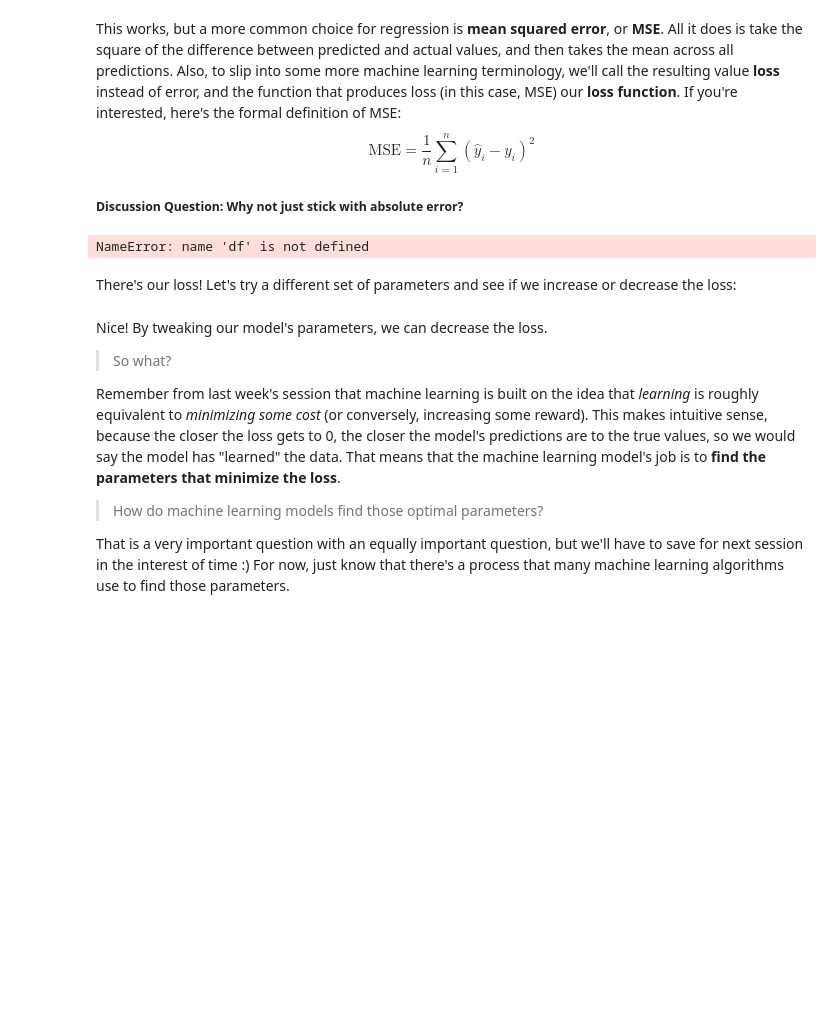
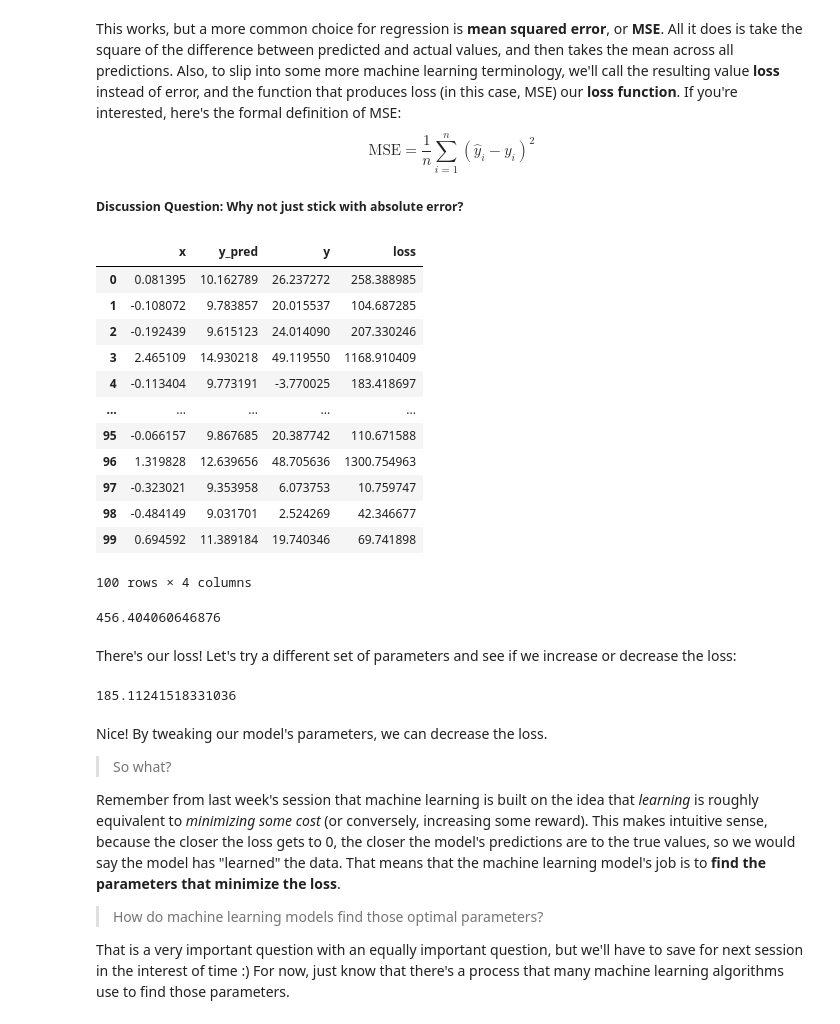
Before and after one commit to p-ai-org/p-workshops-2022, a Jupyter notebook: workshop-2/ml-workshop-2.ipynb, the cells around one changed output. Drawn from its saved outputs; the diff is of its cells as text; code cells hidden in the pictures; blank space fills up the shorter version.

```diff
--- a/workshop-2/ml-workshop-2.ipynb
+++ b/workshop-2/ml-workshop-2.ipynb
@@ -119,7 +144,7 @@ def defineLinearModel(w, b):
     # write a function under defineLinearModel called model(x) that takes in some x
     # and returns a predicted linear regression value
     def model(x):
-        return -1
+        return w * x + b
     return model
 
 # Define our model with w (weight) = 2 and b (bias) = 10
@@ -173,12 +239,27 @@ df = df.rename(columns={"error": "loss"})
 # %%
 # Take the difference, then square
 # Activity 2: Try implementing mean squared error with pandas! Place your outputs into a new column called ["loss"]
 # Your predictions are df["y_pred"], the actual values are df["y"]
-df["loss"] = 0
+df["loss"] = (df["y_pred"] - df["y"]).map(lambda x: x**2)
+df
 # %% [output]
+|  | x | y_pred | y | loss |
+| 0 | 0.081395 | 10.162789 | 26.237272 | 258.388985 |
+| 1 | -0.108072 | 9.783857 | 20.015537 | 104.687285 |
+| 2 | -0.192439 | 9.615123 | 24.014090 | 207.330246 |
+| 3 | 2.465109 | 14.930218 | 49.119550 | 1168.910409 |
+| 4 | -0.113404 | 9.773191 | -3.770025 | 183.418697 |
+| ... | ... | ... | ... | ... |
+| 95 | -0.066157 | 9.867685 | 20.387742 | 110.671588 |
+| 96 | 1.319828 | 12.639656 | 48.705636 | 1300.754963 |
+| 97 | -0.323021 | 9.353958 | 6.073753 | 10.759747 |
+| 98 | -0.484149 | 9.031701 | 2.524269 | 42.346677 |
+| 99 | 0.694592 | 11.389184 | 19.740346 | 69.741898 |
-NameError: name 'df' is not defined
+100 rows × 4 columns
 # %%
 df["loss"].mean()
+# %% [output]
+456.404060646876
 # %% [markdown]
 There's our loss! Let's try a different set of parameters and see if we increase or decrease the loss:
 # %%
@@ -189,6 +270,8 @@ df["y_pred"] = [model_2(x_) for x_ in df["x"]]
 # Calculate loss (MSE)
 df["loss"] = (df["y_pred"] - df["y"]).map(lambda x: x**2)
 df["loss"].mean()
+# %% [output]
+185.11241518331036
 # %% [markdown]
 Nice! By tweaking our model's parameters, we can decrease the loss.
 
```
Also changed, not shown: parts of 21 cells of this notebook, 6 other files.
